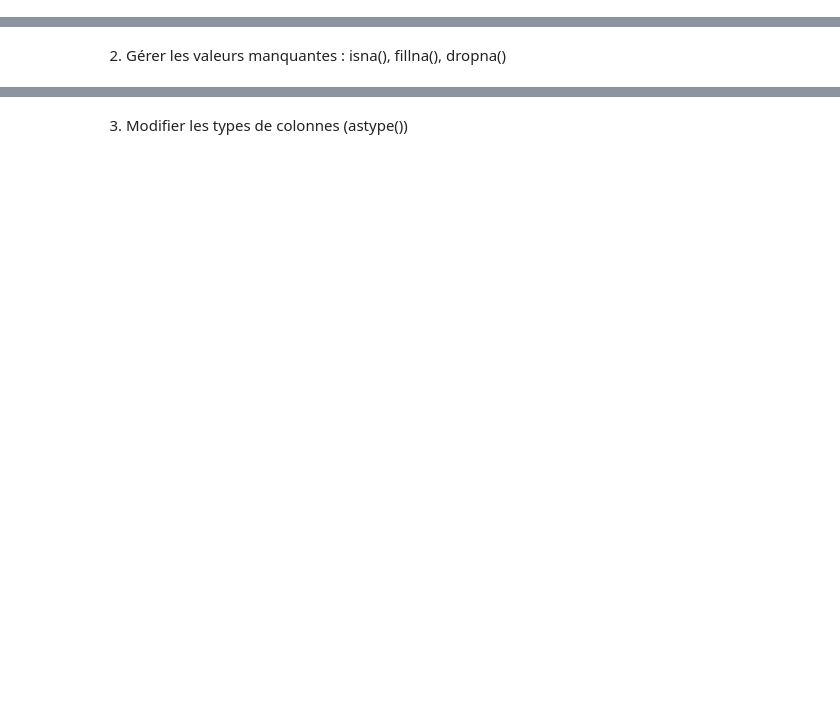
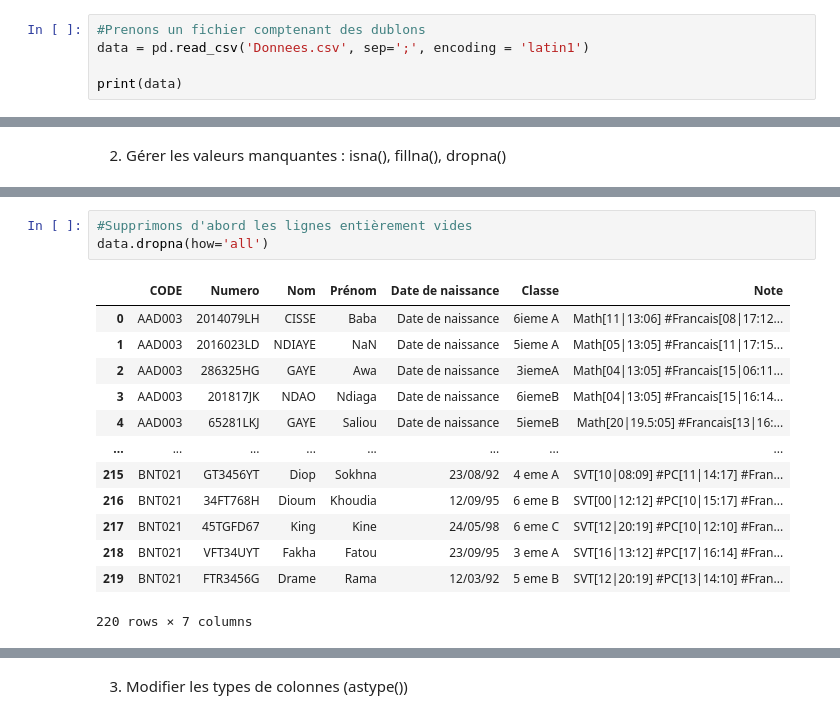
Before and after one commit to SDSaliou/Numpy-Pandas, a Jupyter notebook: exercice1Pandas.ipynb, the cells around one changed output, grey strips where cells are left out. Saved outputs shown, nothing was run; the diff lists cells and outputs as text; blank space fills up the shorter version.

```diff
--- a/exercice1Pandas.ipynb
+++ b/exercice1Pandas.ipynb
@@ -143,3 +310,8 @@ dtype: object
 ## **Partie 3** – Nettoyage des données
 # %% [markdown]
 1. Détecter et supprimer les doublons (drop_duplicates())
+# %%
+#Prenons un fichier comptenant des dublons
+data = pd.read_csv('Donnees.csv', sep=';', encoding = 'latin1')
+
+print(data)
@@ -147,0 +411,17 @@ dtype: object
+# %%
+#Supprimons d'abord les lignes entièrement vides
+data.dropna(how='all')
+# %% [output]
+|  | CODE | Numero | Nom | Prénom | Date de naissance | Classe | Note |
+| 0 | AAD003 | 2014079LH | CISSE | Baba | Date de naissance | 6ieme A | Math[11|13:06] #Francais[08|17:12... |
+| 1 | AAD003 | 2016023LD | NDIAYE | NaN | Date de naissance | 5ieme A | Math[05|13:05] #Francais[11|17:15... |
+| 2 | AAD003 | 286325HG | GAYE | Awa | Date de naissance | 3iemeA | Math[04|13:05] #Francais[15|06:11... |
+| 3 | AAD003 | 201817JK | NDAO | Ndiaga | Date de naissance | 6iemeB | Math[04|13:05] #Francais[15|16:14... |
+| 4 | AAD003 | 65281LKJ | GAYE | Saliou | Date de naissance | 5iemeB | Math[20|19.5:05] #Francais[13|16:... |
+| ... | ... | ... | ... | ... | ... | ... | ... |
+| 215 | BNT021 | GT3456YT | Diop | Sokhna | 23/08/92 | 4 eme A | SVT[10|08:09] #PC[11|14:17] #Fran... |
+| 216 | BNT021 | 34FT768H | Dioum | Khoudia | 12/09/95 | 6 eme B | SVT[00|12:12] #PC[10|15:17] #Fran... |
+| 217 | BNT021 | 45TGFD67 | King | Kine | 24/05/98 | 6 eme C | SVT[12|20:19] #PC[10|12:10] #Fran... |
+| 218 | BNT021 | VFT34UYT | Fakha | Fatou | 23/09/95 | 3 eme A | SVT[16|13:12] #PC[17|16:14] #Fran... |
+| 219 | BNT021 | FTR3456G | Drame | Rama | 12/03/92 | 5 eme B | SVT[12|20:19] #PC[13|14:10] #Fran... |
+220 rows × 7 columns
```
Also changed, not shown: parts of 52 cells of this notebook, 5 other files.
